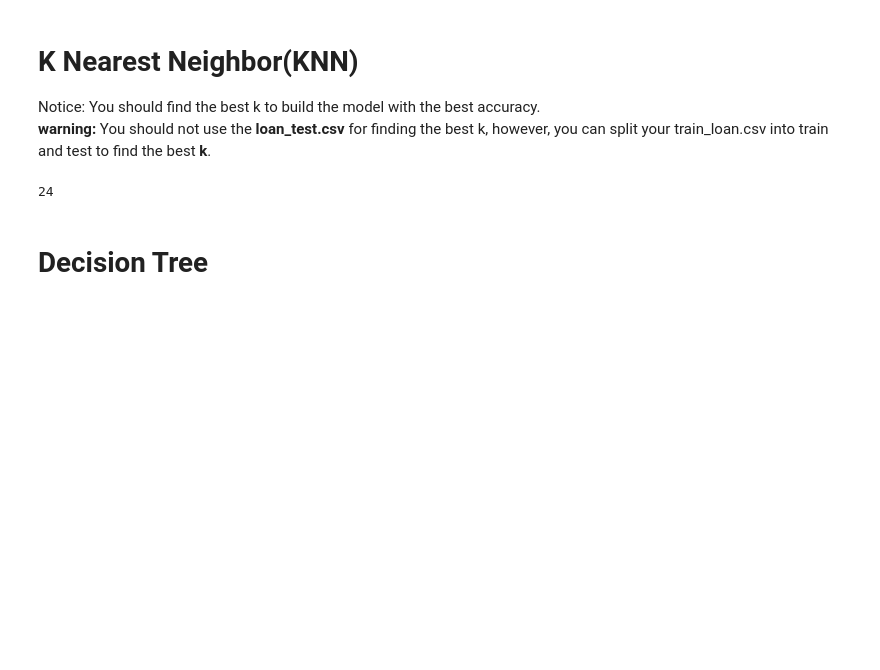
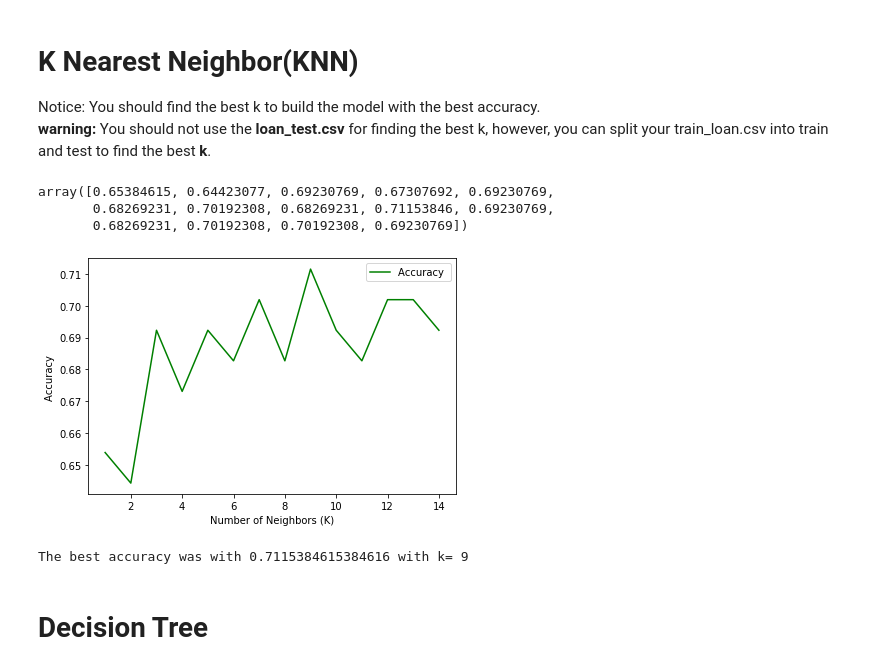
Before and after one commit to Ntsikelelomodelling/Machine-Learning-Assignment-for-Peer-review, a Jupyter notebook: Machine Learning Assignment for Peer review.ipynb, the cells around one changed output. Cells and saved outputs as stored; diff of their text form; code cells hidden in the pictures; blank space fills up the shorter version.

```diff
--- a/Machine Learning Assignment for Peer review.ipynb
+++ b/Machine Learning Assignment for Peer review.ipynb
@@ -314,8 +314,8 @@ Notice: You should find the best k to build the model with the best accuracy.\
 from sklearn.neighbors import KNeighborsClassifier
 from sklearn import metrics
 # %%
-# checking for value of K from 0 to 25 so
-Ks = 25
+# checking for value of K from 0 to 15 so
+Ks = 15
 mean_acc = np.zeros((Ks-1))
 std_acc = np.zeros((Ks-1))
 
@@ -326,7 +326,10 @@ for n in range(1,Ks):
     yhat=neigh.predict(X_test)
     mean_acc[n-1] = metrics.accuracy_score(y_test, yhat)
 
-k_best = mean_acc.argmax()+1
-k_best
+    std_acc[n-1]=np.std(yhat==y_test)/np.sqrt(yhat.shape[0])
+
+mean_acc
 # %% [output]
-24
+array([0.65384615, 0.64423077, 0.69230769, 0.67307692, 0.69230769,
+       0.68269231, 0.70192308, 0.68269231, 0.71153846, 0.69230769,
+       0.68269231, 0.70192308, 0.70192308, 0.69230769])
@@ -335,0 +336,11 @@ KNN_model = KNeighborsClassifier(n_neighbors = 25).fit(X, y)
+# %%
+plt.plot(range(1,Ks),mean_acc,'g')
+plt.legend(('Accuracy ', '+/- 1xstd','+/- 3xstd'))
+plt.ylabel('Accuracy ')
+plt.xlabel('Number of Neighbors (K)')
+plt.tight_layout()
+plt.show()
+print( "The best accuracy was with", mean_acc.max(), "with k=", mean_acc.argmax()+1)
+# %% [output]
+[figure, added]
+The best accuracy was with 0.7115384615384616 with k= 9
```
Also changed, not shown: parts of 8 cells of this notebook.
